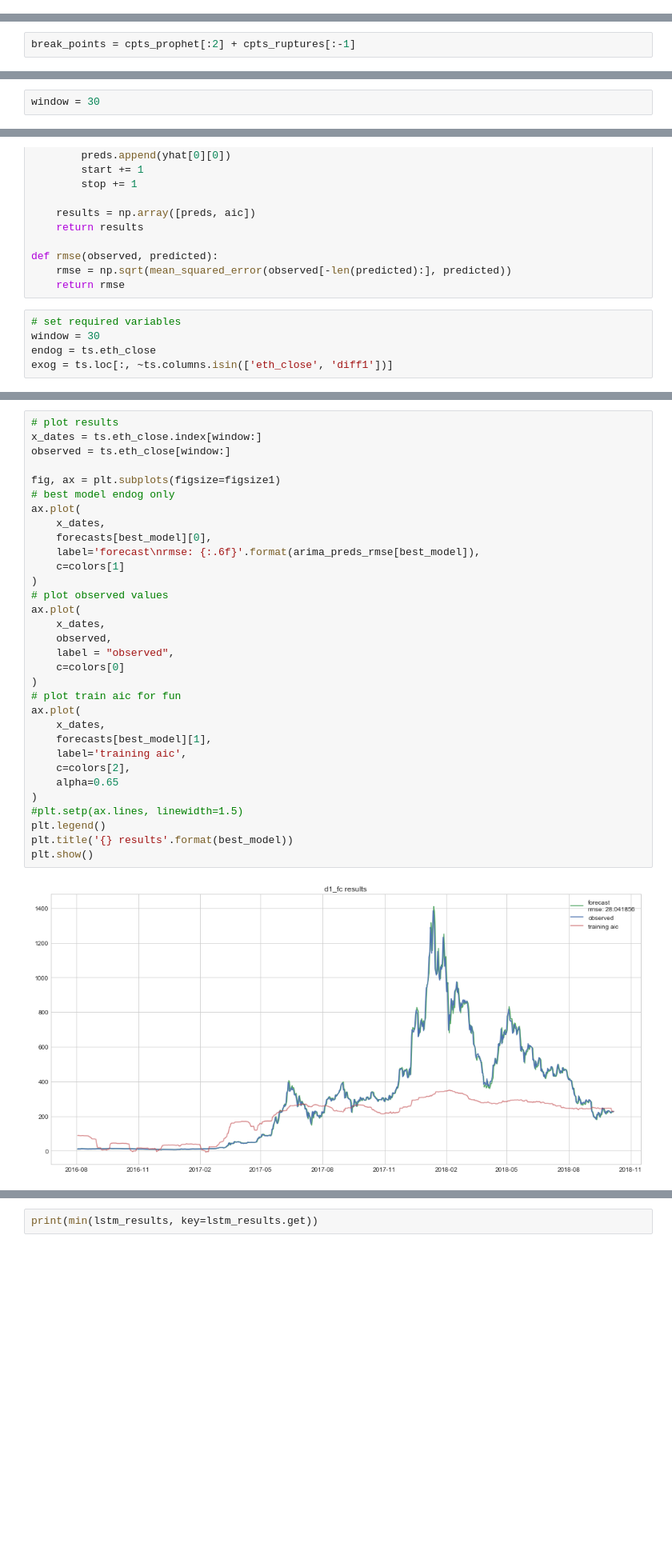
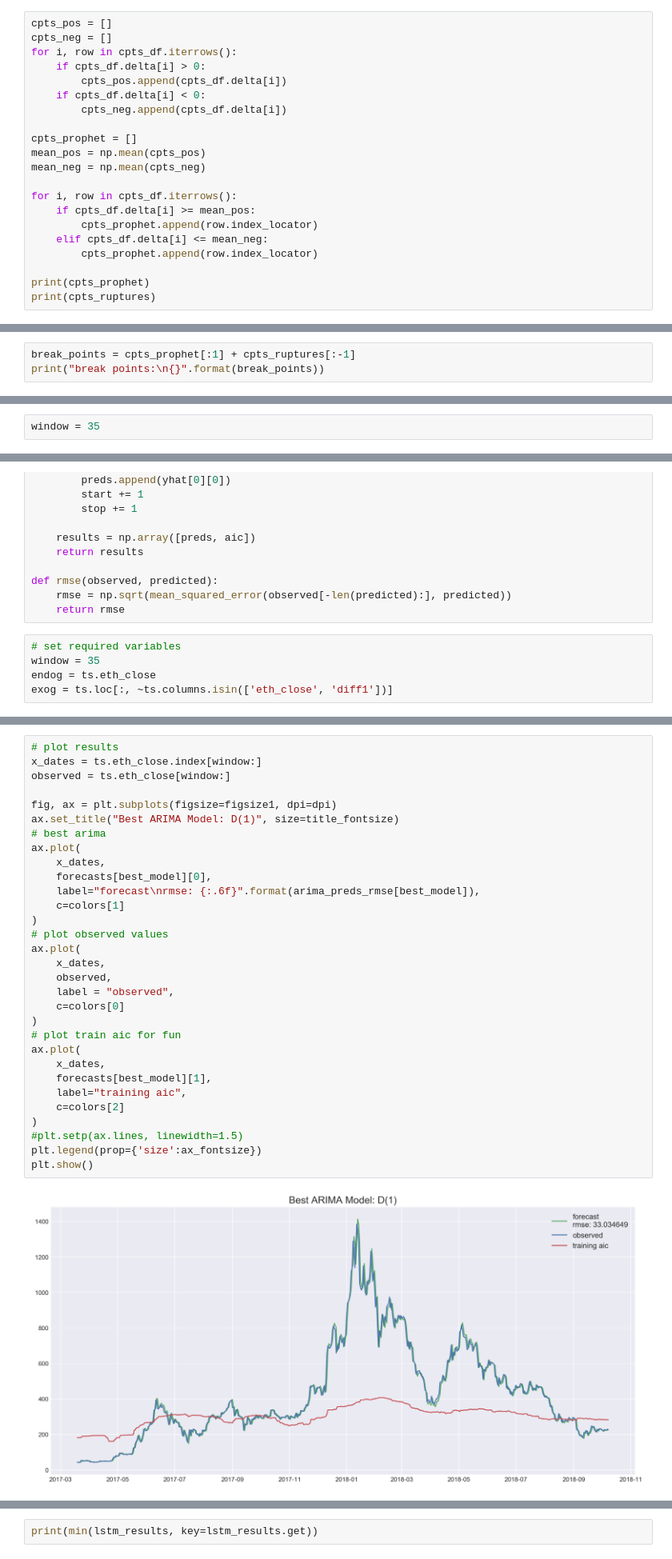
Before and after one commit to brianmcguckin/thinkful_final_capstone, a Jupyter notebook: Ethereum Time Series Analysis.ipynb, the cells around one changed output, grey strips where cells are left out. Shown at 80% size. Cells and saved outputs as stored; diff of their text form; blank space fills up the shorter version.

```diff
--- a/Ethereum Time Series Analysis.ipynb
+++ b/Ethereum Time Series Analysis.ipynb
@@ -398,0 +410,21 @@ print(cpts_ruptures)
+# %%
+cpts_pos = []
+cpts_neg = []
+for i, row in cpts_df.iterrows():
+    if cpts_df.delta[i] > 0:
+        cpts_pos.append(cpts_df.delta[i])
+    if cpts_df.delta[i] < 0:
+        cpts_neg.append(cpts_df.delta[i])
+
+cpts_prophet = []
+mean_pos = np.mean(cpts_pos)
+mean_neg = np.mean(cpts_neg)
+
+for i, row in cpts_df.iterrows():
+    if cpts_df.delta[i] >= mean_pos:
+        cpts_prophet.append(row.index_locator)
+    elif cpts_df.delta[i] <= mean_neg:
+        cpts_prophet.append(row.index_locator)
+
+print(cpts_prophet)
+print(cpts_ruptures)
@@ -399,2 +434,3 @@ print(cpts_ruptures)
 # %%
-break_points = cpts_prophet[:2] + cpts_ruptures[:-1]
+break_points = cpts_prophet[:1] + cpts_ruptures[:-1]
+print("break points:\n{}".format(break_points))
@@ -417,5 +456,5 @@ pt_diffs mode = 30
 # %%
-window = 30
+window = 35
 # %% [markdown]
 ### 2.2.3 Stationarity
 # %%
@@ -556,7 +594,7 @@ def rmse(observed, predicted):
     return rmse
 # %%
 # set required variables
-window = 30
+window = 35
 endog = ts.eth_close
 exog = ts.loc[:, ~ts.columns.isin(['eth_close', 'diff1'])]
 # %%
@@ -609,37 +647,36 @@ rmse: 28.041856
 # %%
 # plot results
 x_dates = ts.eth_close.index[window:]
 observed = ts.eth_close[window:]
 
-fig, ax = plt.subplots(figsize=figsize1)
-# best model endog only
+fig, ax = plt.subplots(figsize=figsize1, dpi=dpi)
+ax.set_title("Best ARIMA Model: D(1)", size=title_fontsize)
+# best arima
 ax.plot(
     x_dates,
     forecasts[best_model][0],
-    label='forecast\nrmse: {:.6f}'.format(arima_preds_rmse[best_model]),
+    label="forecast\nrmse: {:.6f}".format(arima_preds_rmse[best_model]),
     c=colors[1]
 )
 # plot observed values
 ax.plot(
     x_dates,
     observed,
     label = "observed",
     c=colors[0]
 )
 # plot train aic for fun
 ax.plot(
     x_dates,
     forecasts[best_model][1],
-    label='training aic',
-    c=colors[2],
-    alpha=0.65
+    label="training aic",
+    c=colors[2]
 )
 #plt.setp(ax.lines, linewidth=1.5)
-plt.legend()
-plt.title('{} results'.format(best_model))
+plt.legend(prop={'size':ax_fontsize})
 plt.show()
 # %% [output]
-[figure, old version]
+[figure, new version]
 # %% [markdown]
 ### ARIMA Results:
 - Best RMSE: diff1 models
```
Also changed, not shown: parts of 53 cells of this notebook.
